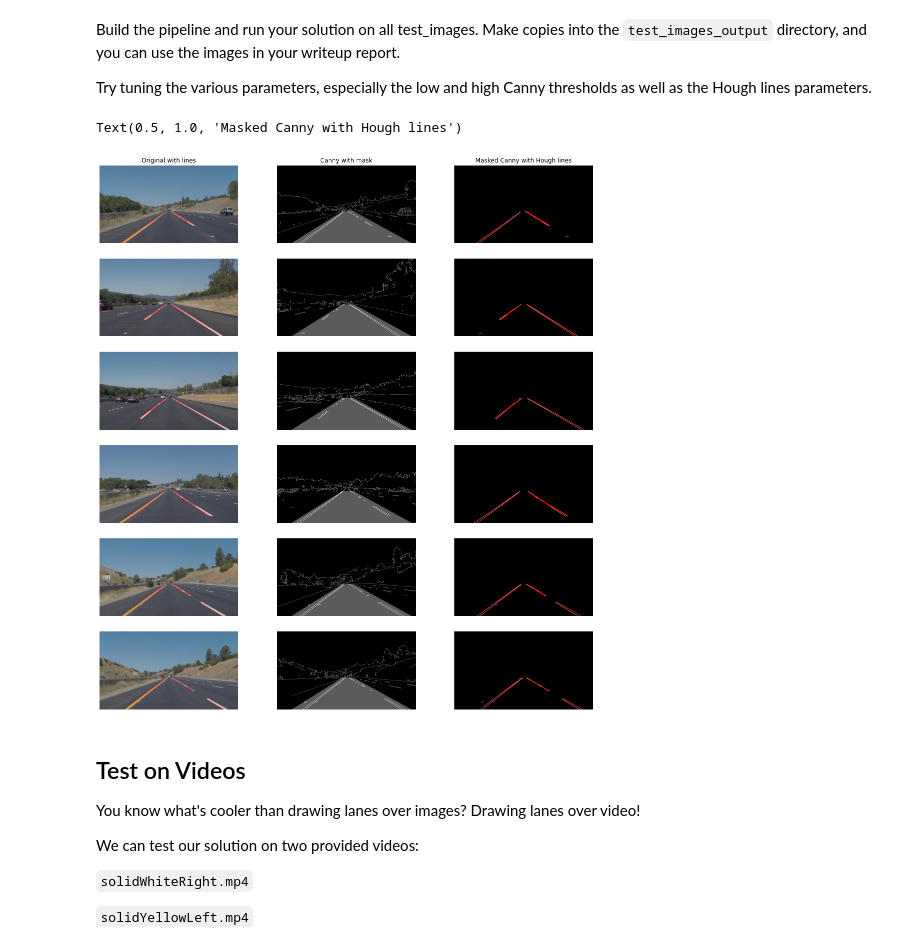
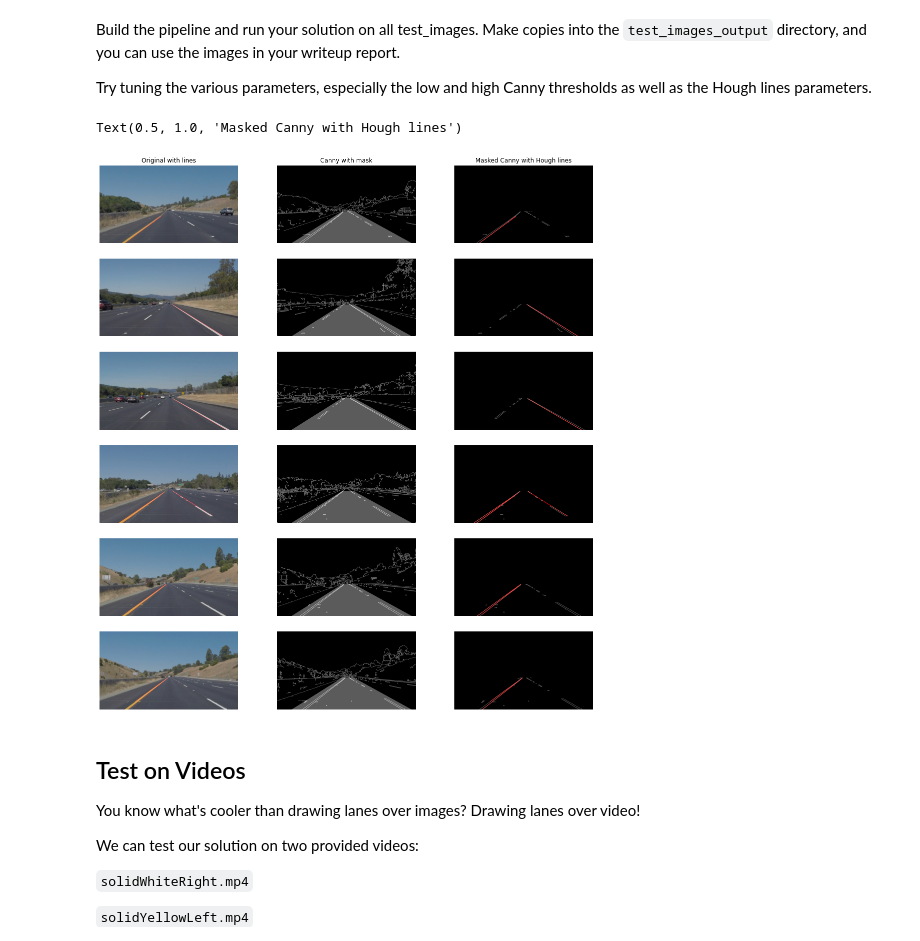
Before and after one commit to tstueven/CarND-LaneLines-P1, a Jupyter notebook: P1.ipynb, the cells around one changed output. Saved outputs shown, nothing was run; the diff lists cells and outputs as text; code cells hidden in the pictures.

```diff
--- a/P1.ipynb
+++ b/P1.ipynb
@@ -207,14 +207,15 @@ for i, img in enumerate(os.listdir("test_images/")):
     image = mpimg.imread(img_path)
     gray = grayscale(image)
 
+    # TODO : explain in writeup why no Gaussian smoothing
     # Define a kernel size and apply Gaussian smoothing
-    kernel_size = 5
-    blur_gray = gaussian_blur(gray, kernel_size)
+#     kernel_size = 5
+#     blur_gray = gaussian_blur(gray, kernel_size)
 
     # Define our parameters for Canny and apply
     low_threshold = 50
     high_threshold = 150
-    edges = canny(blur_gray, low_threshold, high_threshold)
+    edges = canny(gray, low_threshold, high_threshold)
 
 
     # Next we'll create a masked edges image using cv2.fillPoly()
@@ -230,52 +231,36 @@ for i, img in enumerate(os.listdir("test_images/")):
     # Define the Hough transform parameters
     # Make a blank the same size as our image to draw on
     rho = 2 # distance resolution in pixels of the Hough grid
-    theta = np.pi/180 # angular resolution in radians of the Hough grid
+    theta = np.pi/90 # angular resolution in radians of the Hough grid
     threshold = 15     # minimum number of votes (intersections in Hough grid cell)
-    min_line_len = 100 #minimum number of pixels making up a line
+    min_line_len = 200 #minimum number of pixels making up a line
     max_line_gap = 60    # maximum gap in pixels between connectable line segments
-#     line_image = np.copy(image)*0 # creating a blank to draw lines on
 
-#     # Run Hough on edge detected image
-#     # Output "lines" is an array containing endpoints of detected line segments
-#     lines = cv2.HoughLinesP(masked_edges, rho, theta, threshold, np.array([]),
-#                                 min_line_length, max_line_gap)
-
-#     # Iterate over the output "lines" and draw lines on a blank image
-#     for line in lines:
-#         for x1,y1,x2,y2 in line:
-#             cv2.line(line_image,(x1,y1),(x2,y2),(255,0,0),10)
-
-#     # Create a "color" binary image to combine with line image
-#     color_edges = np.dstack((edges, edges, edges))
-
-#     # Draw the lines on the edge image
-#     lines_edges = cv2.addWeighted(color_edges, 0.8, line_image, 1, 0)
     color_edges = np.dstack((masked_edges, masked_edges, masked_edges))
 
     line_image = hough_lines(masked_edges, rho, theta, threshold, min_line_len, max_line_gap)
     lines_edges = weighted_img(line_image, color_edges, α=0.8, β=1., γ=0.)
 
     lines_orig = weighted_img(line_image, image, α=0.8, β=1., γ=0.)
     mpimg.imsave("test_images_output/" + img, lines_orig)
 
 
     # Display the image
     axes[3*i].imshow(lines_orig)
     axes[3*i].axis('off')
     axes[3*i+1].imshow(edges + 0.4*mask, cmap='Greys_r')
     axes[3*i+1].axis('off')
     axes[3*i+2].imshow(lines_edges, cmap='Greys_r')
     axes[3*i+2].axis('off')
 
 
 
 axes[0].set_title('Original with lines')
 axes[1].set_title('Canny with mask')
 axes[2].set_title('Masked Canny with Hough lines')
 # %% [output]
 Text(0.5, 1.0, 'Masked Canny with Hough lines')
-[figure, old version]
+[figure, new version]
 # %% [markdown]
 ## Test on Videos
 
```
Also changed, not shown: parts of 6 cells of this notebook.
